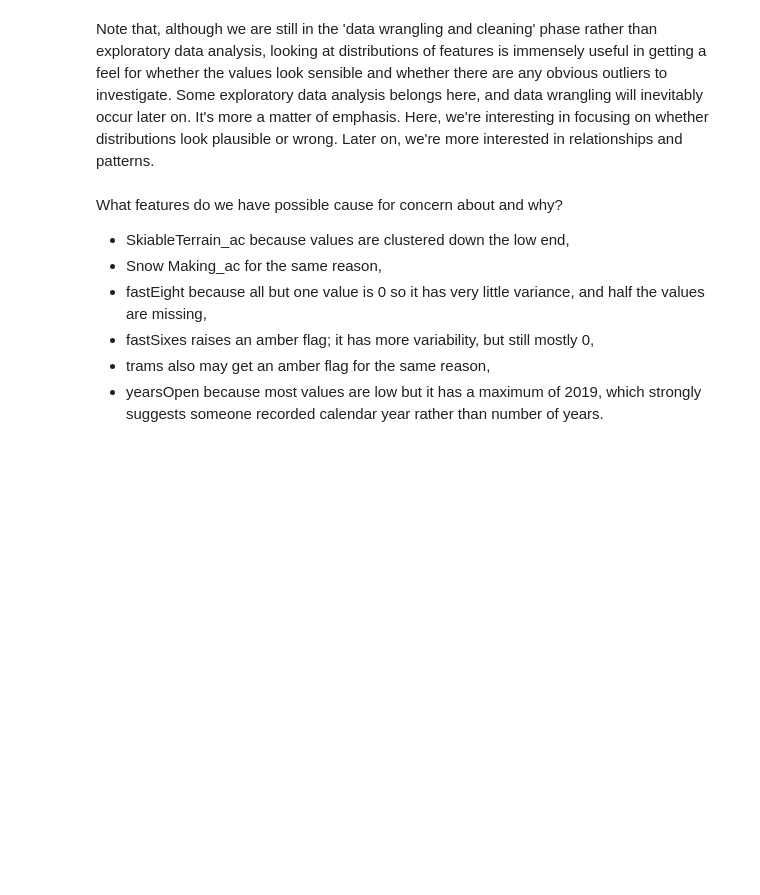
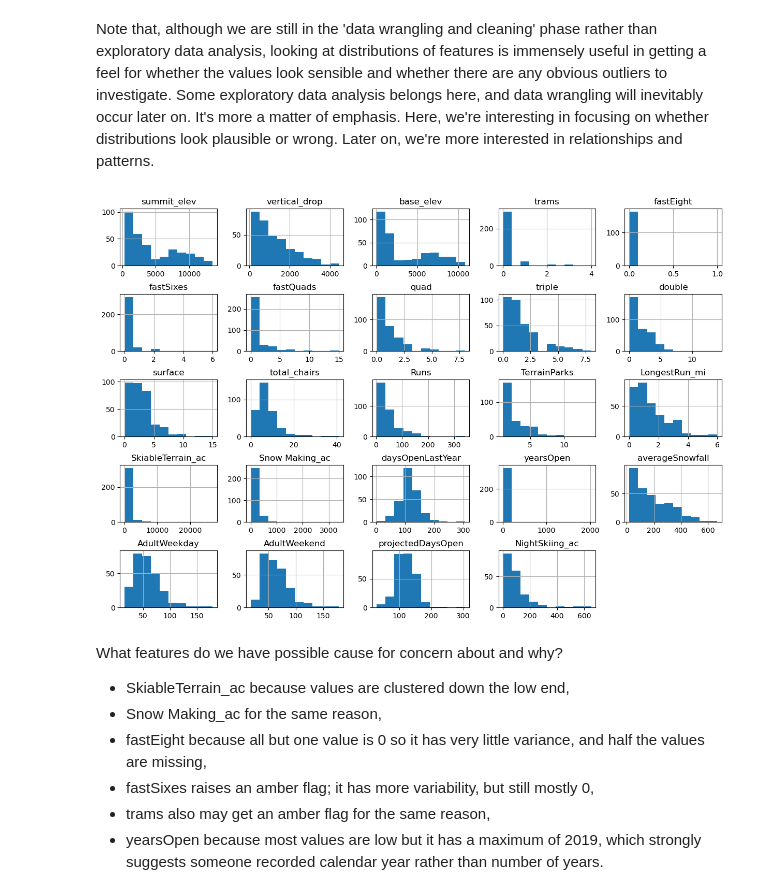
Before and after one commit to Humayra3000/DataScienceGuidedCapstone, a Jupyter notebook: Notebooks/02_data_wrangling.ipynb, the cells around one changed output. Saved outputs shown, nothing was run; the diff lists cells and outputs as text; code cells hidden in the pictures; blank space fills up the shorter version.

```diff
--- a/Notebooks/02_data_wrangling.ipynb
+++ b/Notebooks/02_data_wrangling.ipynb
@@ -455,12 +496,15 @@ Note that, although we are still in the 'data wrangling and cleaning' phase rath
 # %%
 #Code task 18#
 #Call ski_data's `hist` method to plot histograms of each of the numeric features
 #Try passing it an argument figsize=(15,10)
 #Try calling plt.subplots_adjust() with an argument hspace=0.5 to adjust the spacing
 #It's important you create legible and easy-to-read plots
-ski_data.___(___)
+ski_data.hist(figsize=(15, 10))
 #plt.subplots_adjust(hspace=___);
+plt.subplots_adjust(hspace=0.5)
 #Hint: notice how the terminating ';' "swallows" some messy output and leads to a tidier notebook
+# %% [output]
+[figure, added]
 # %% [markdown]
 What features do we have possible cause for concern about and why?
 
```
Also changed, not shown: parts of 7 cells of this notebook.
